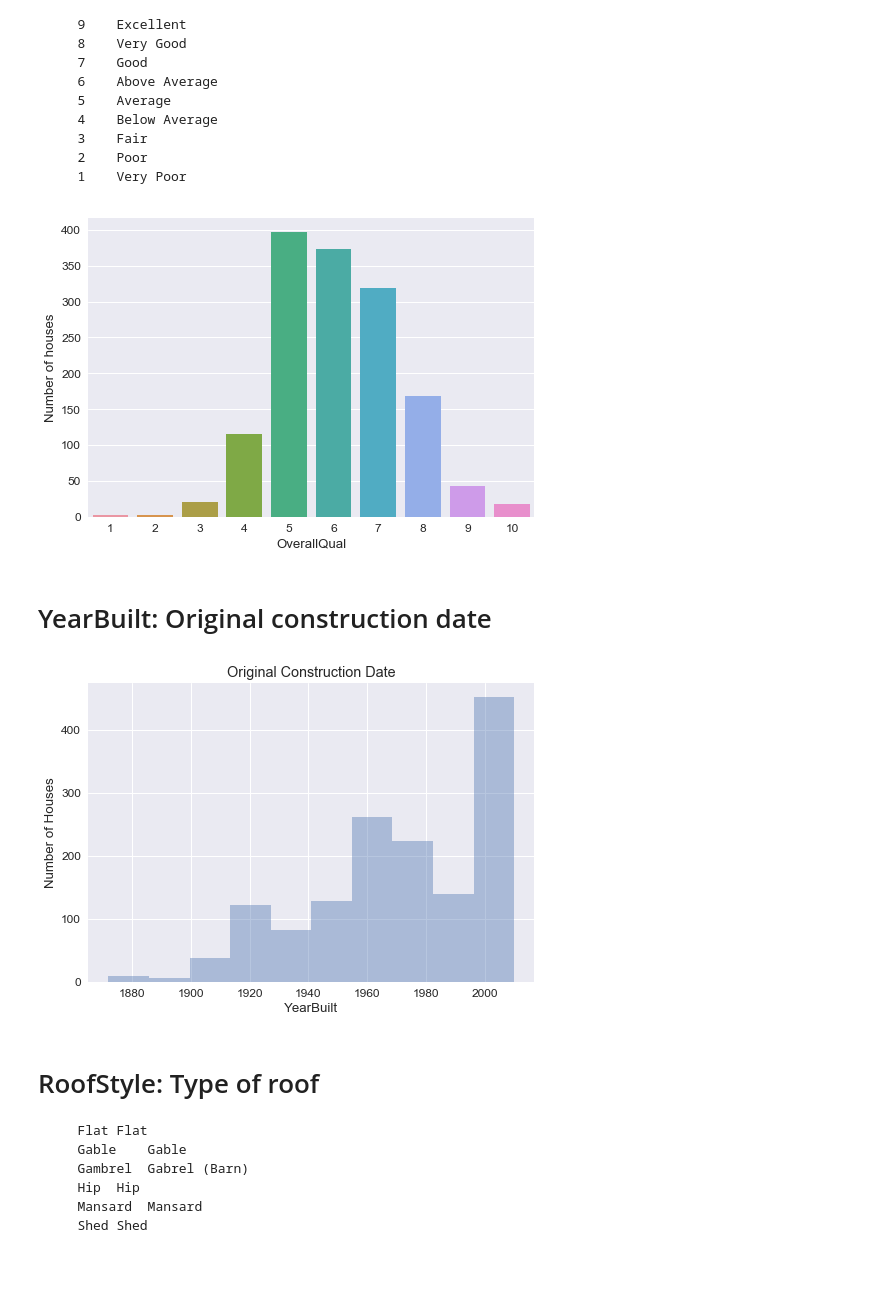
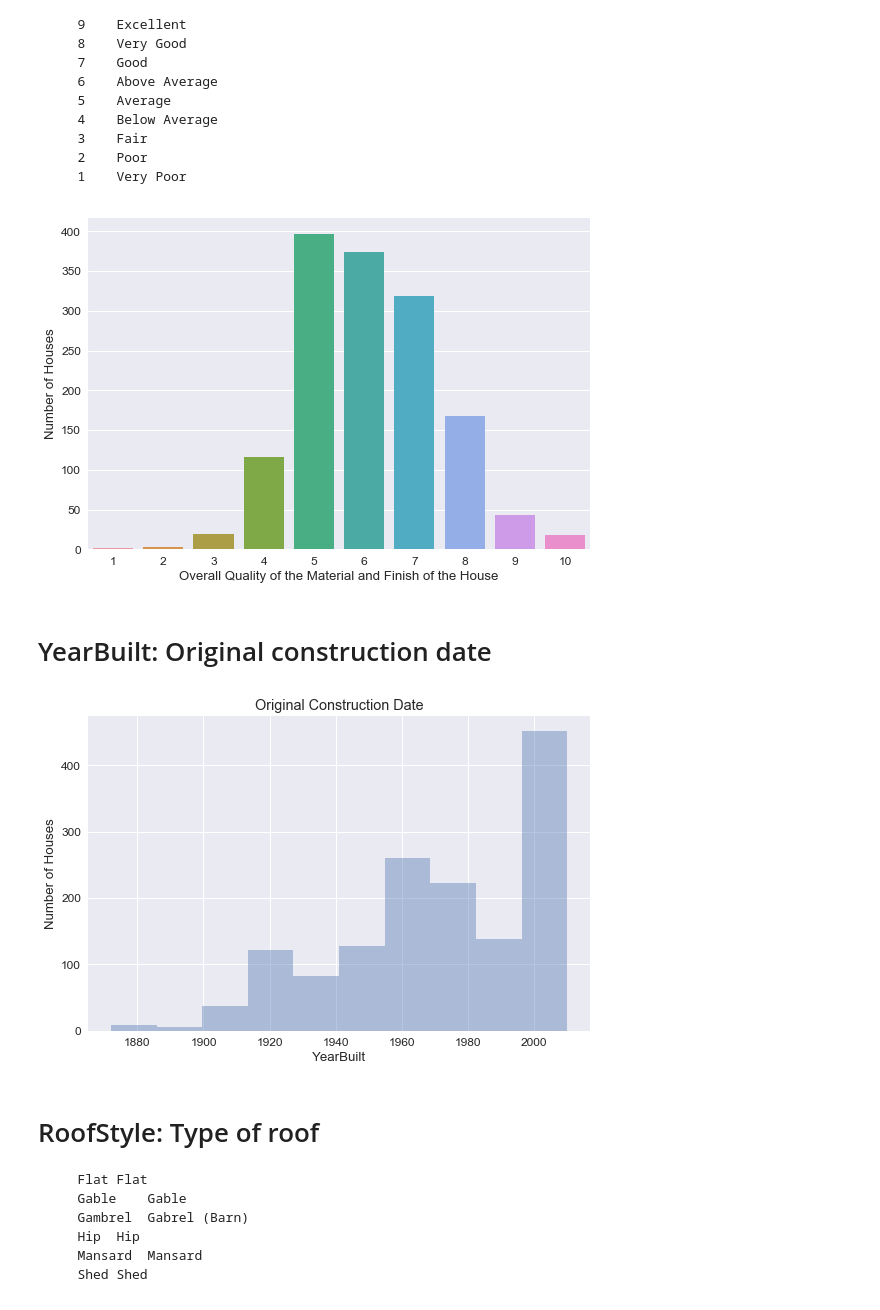
Before and after one commit to Salma-Bouzid/Data-Analytics, a Jupyter notebook: House Price EDA.ipynb, the cells around one changed output. Drawn from its saved outputs; the diff is of its cells as text; code cells hidden in the pictures; blank space fills up the shorter version.

```diff
--- a/House Price EDA.ipynb
+++ b/House Price EDA.ipynb
@@ -57,10 +68,10 @@ train.LotFrontage.head()
 4    84.0
 Name: LotFrontage, dtype: float64
 # %%
-
-sns.set(font_scale=1.2)
-ticks = [0,50,100,150,200]
-ax = sns.distplot(train.LotFrontage)
+ticks = [20,50,100,150,200]
+ax = sns.distplot(train.LotFrontage , kde = False ,color="m")
 _ = ax.set_title('Linear feet of street connected to property')
 _ = ax.set_xticks(ticks)
+_ = ax.set_xlim(0,150)
+plt.tight_layout()
 # %% [output]
@@ -97,5 +125,3 @@ train.Alley.isnull().sum()/len(train)
-# %%
-train.Alley = test.Alley
 # %%
 train.Alley.value_counts()
 # %% [output]
@@ -104 +130,11 @@ Pave    37
 Name: Alley, dtype: int64
+# %%
+train.Alley = train.Alley.fillna("No alley access")
+# %%
+ax = sns.countplot(x="Alley", data=train)
+_ = ax.set_ylabel("Number of houses")
+_= ax.set(xlabel='Alley Access Type', ylabel='Number of Houses')
+ax = sns.set_style("ticks")
+
+
+plt.tight_layout()
@@ -130,16 +164,20 @@ _ = ax.set_ylabel("Number of houses")
 # %%
 ax = sns.countplot(x="OverallQual", data=train)
 _ = ax.set_ylabel("Number of houses")
+_= ax.set(xlabel='Overall Quality of the Material and Finish of the House', ylabel='Number of Houses')
+plt.tight_layout()
 # %% [output]
-[figure, old version]
+[figure, new version]
 # %% [markdown]
 # YearBuilt: Original construction date
 # %%
 fig = sns.distplot(train["YearBuilt"], kde=False, bins=10)
 _ = fig.set_title('Original Construction Date')
 _ = fig.set_ylabel('Number of Houses')
+_= ax.set(xlabel='Year Built', ylabel='Number of Houses')
+plt.tight_layout()
 # %% [output]
-[figure, old version]
+[figure, new version]
 # %% [markdown]
 # RoofStyle: Type of roof
 
```
Also changed, not shown: parts of 27 cells of this notebook.
